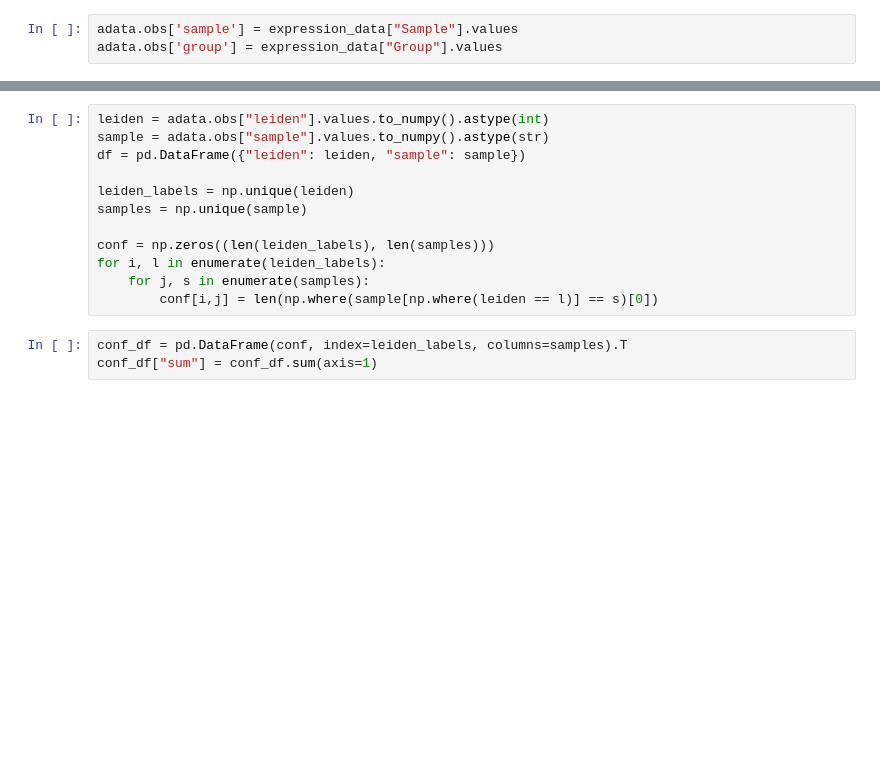
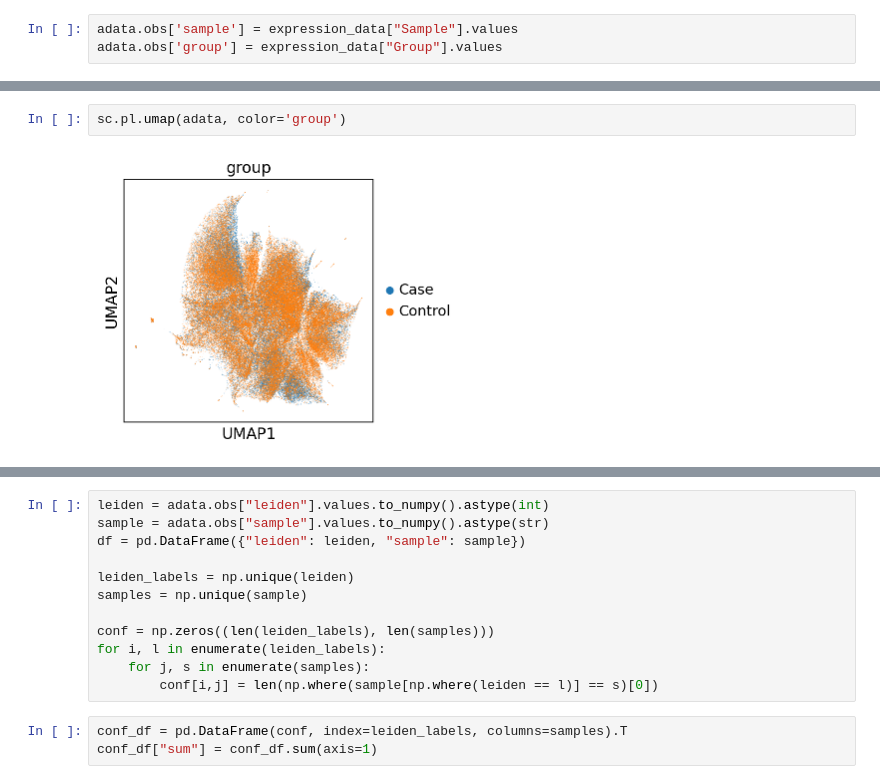
Before and after one commit to bionetslab/ALS_MELC_Data_Analysis, a Jupyter notebook: expression_analysis.ipynb, the cells around one changed output, grey strips where cells are left out. Drawn from its saved outputs; the diff is of its cells as text; blank space fills up the shorter version.

```diff
--- a/expression_analysis.ipynb
+++ b/expression_analysis.ipynb
@@ -135,3 +194,7 @@ scatterplots.py (392): No data for colormapping provided via 'c'. Parameters 'cm
+# %%
+sc.pl.umap(adata, color='group')
+# %% [output]
+[figure, added]
 # %%
 sc.pl.umap(adata, color='leiden')
 # %% [output]
```
Also changed, not shown: parts of 28 cells of this notebook, 13 other files.
